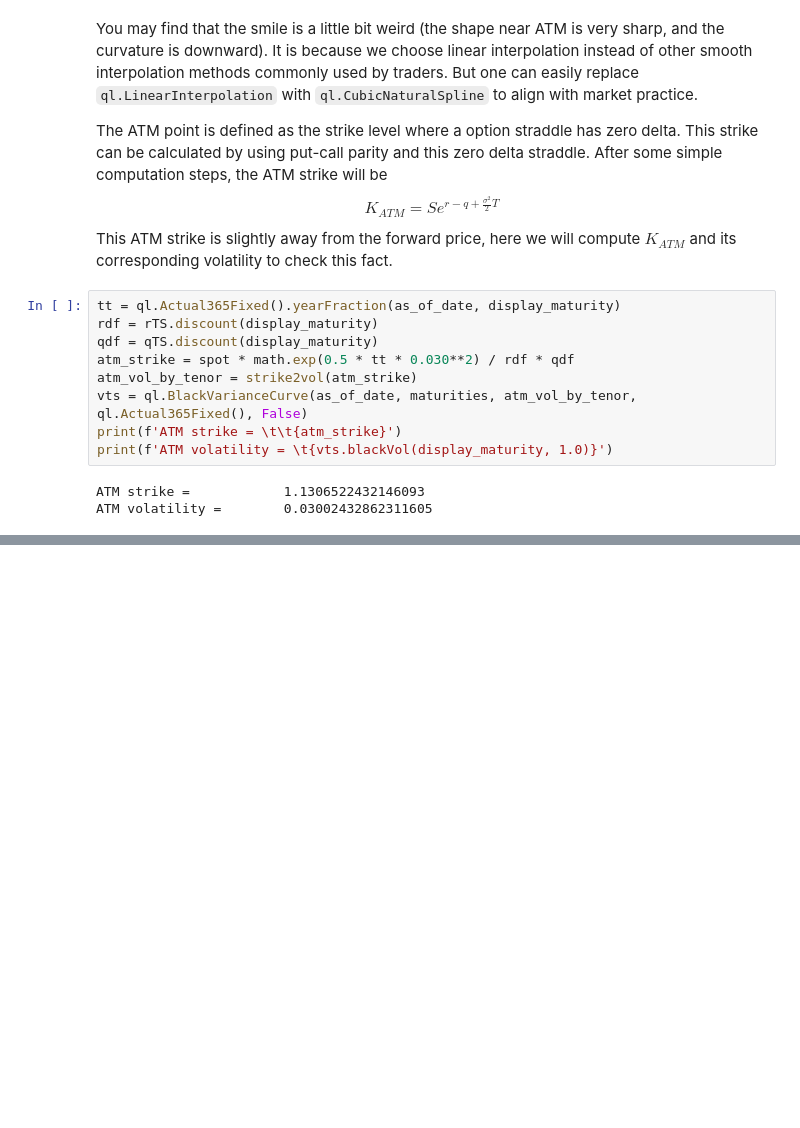
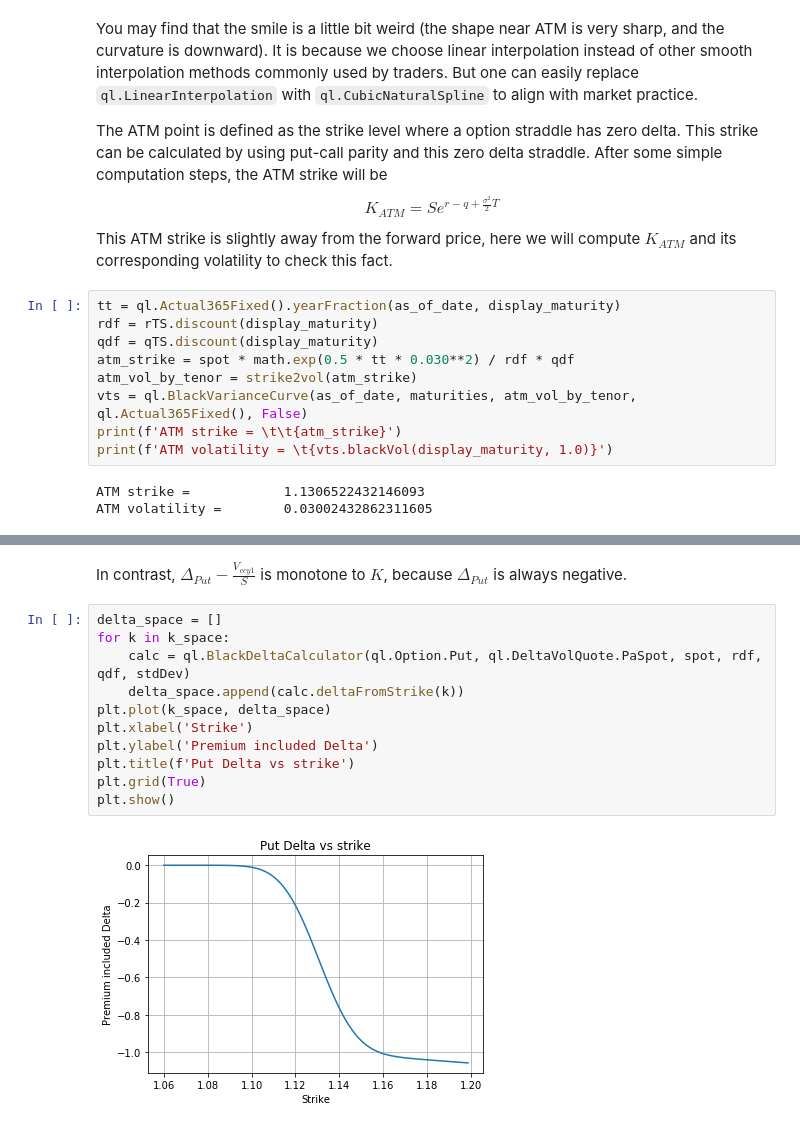
Before and after one commit to tlapfai/quant-posts, a Jupyter notebook: interpolate-sticky-delta-volatility-smile-with-python.ipynb, the cells around one changed output, grey strips where cells are left out. Saved outputs shown, nothing was run; the diff lists cells and outputs as text; blank space fills up the shorter version.

```diff
--- a/interpolate-sticky-delta-volatility-smile-with-python.ipynb
+++ b/interpolate-sticky-delta-volatility-smile-with-python.ipynb
@@ -167,0 +226,15 @@ delta_type = ql.DeltaVolQuote.PaSpot
+# %% [markdown]
+In contrast, ${\Delta}_{Put}-\frac{{V}_{ccy1}}{S}$ is monotone to ${K}$, because ${\Delta}_{Put}$ is always negative.
+# %%
+delta_space = []
+for k in k_space:
+    calc = ql.BlackDeltaCalculator(ql.Option.Put, ql.DeltaVolQuote.PaSpot, spot, rdf, qdf, stdDev)
+    delta_space.append(calc.deltaFromStrike(k))
+plt.plot(k_space, delta_space)
+plt.xlabel('Strike')
+plt.ylabel('Premium included Delta')
+plt.title(f'Put Delta vs strike')
+plt.grid(True)
+plt.show()
+# %% [output]
+[figure, added]
```
Also changed, not shown: parts of 8 cells of this notebook.
